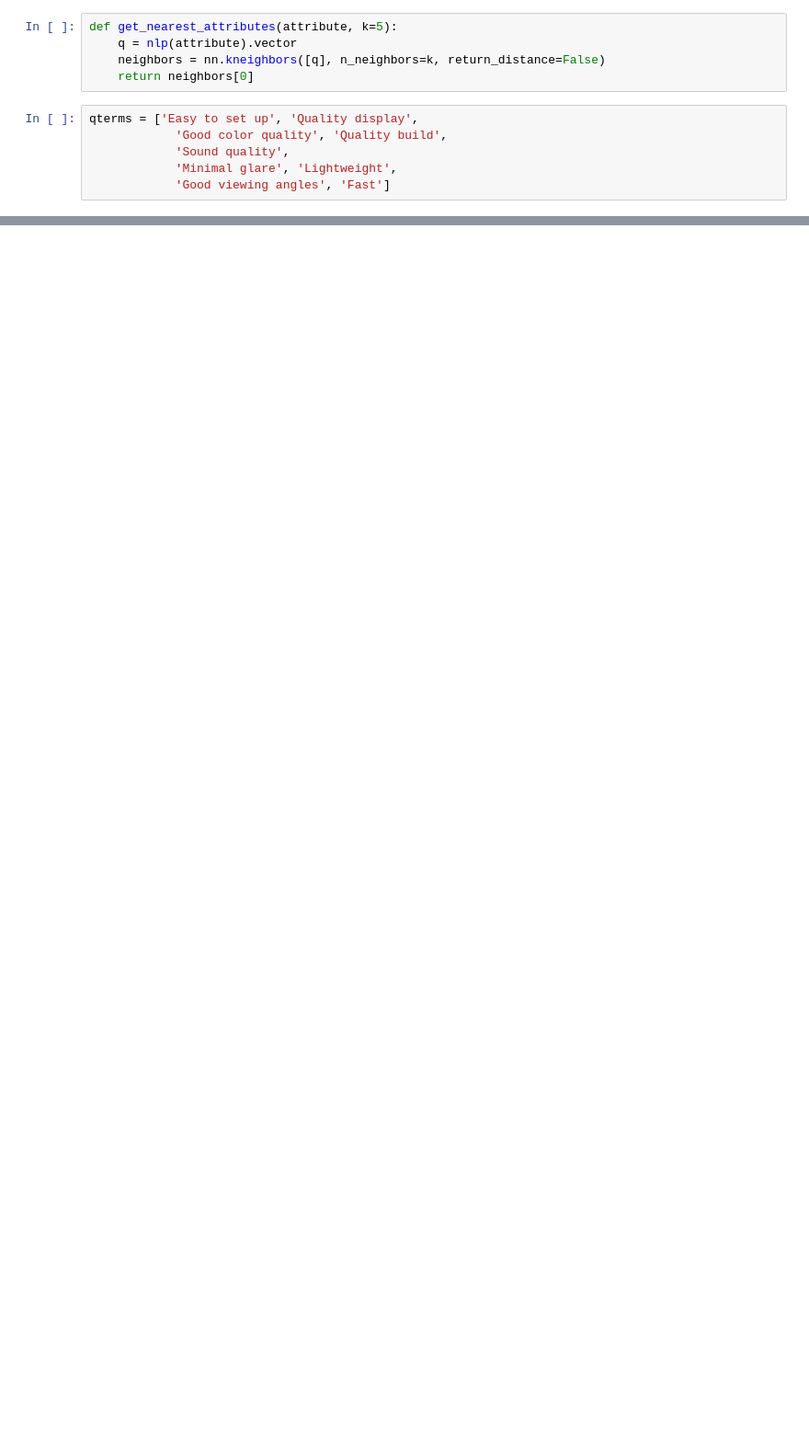
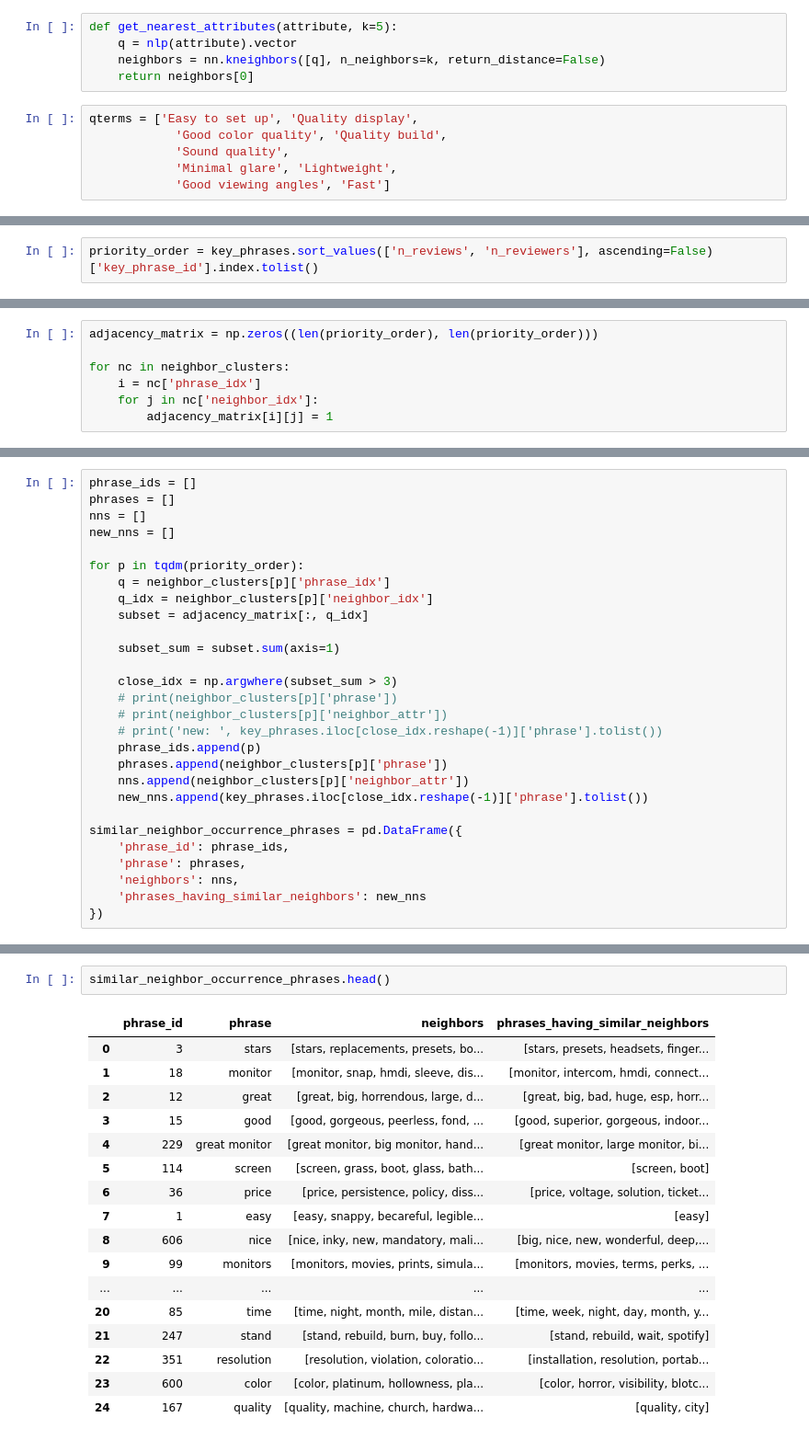
Before and after one commit to avelllabs/Gabby, a Jupyter notebook: notebooks/16_gb_grouping_attributes.ipynb, the cells around one changed output, grey strips where cells are left out. Shown at 92% size. Cells and saved outputs as stored; diff of their text form; blank space fills up the shorter version.

Commit message:
code for new terms working

```diff
--- a/notebooks/16_gb_grouping_attributes.ipynb
+++ b/notebooks/16_gb_grouping_attributes.ipynb
@@ -224,0 +334,2 @@ Minimal glare
+# %%
+priority_order = key_phrases.sort_values(['n_reviews', 'n_reviewers'], ascending=False)['key_phrase_id'].index.tolist()
@@ -224,0 +343,7 @@ Minimal glare
+# %%
+adjacency_matrix = np.zeros((len(priority_order), len(priority_order)))
+
+for nc in neighbor_clusters:
+    i = nc['phrase_idx']
+    for j in nc['neighbor_idx']:
+        adjacency_matrix[i][j] = 1
@@ -224,0 +355,28 @@ Minimal glare
+# %%
+phrase_ids = []
+phrases = []
+nns = []
+new_nns = []
+
+for p in tqdm(priority_order):
+    q = neighbor_clusters[p]['phrase_idx']
+    q_idx = neighbor_clusters[p]['neighbor_idx']
+    subset = adjacency_matrix[:, q_idx]
+
+    subset_sum = subset.sum(axis=1)
+
+    close_idx = np.argwhere(subset_sum > 3)
+    # print(neighbor_clusters[p]['phrase'])
+    # print(neighbor_clusters[p]['neighbor_attr'])
+    # print('new: ', key_phrases.iloc[close_idx.reshape(-1)]['phrase'].tolist())
+    phrase_ids.append(p)
+    phrases.append(neighbor_clusters[p]['phrase'])
+    nns.append(neighbor_clusters[p]['neighbor_attr'])
+    new_nns.append(key_phrases.iloc[close_idx.reshape(-1)]['phrase'].tolist())
+
+similar_neighbor_occurrence_phrases = pd.DataFrame({
+    'phrase_id': phrase_ids,
+    'phrase': phrases,
+    'neighbors': nns,
+    'phrases_having_similar_neighbors': new_nns
+})
@@ -224,0 +385,20 @@ Minimal glare
+# %%
+similar_neighbor_occurrence_phrases.head()
+# %% [output]
+|  | phrase_id | phrase | neighbors | phrases_having_similar_neighbors |
+| 0 | 3 | stars | [stars, replacements, presets, bo... | [stars, presets, headsets, finger... |
+| 1 | 18 | monitor | [monitor, snap, hmdi, sleeve, dis... | [monitor, intercom, hmdi, connect... |
+| 2 | 12 | great | [great, big, horrendous, large, d... | [great, big, bad, huge, esp, horr... |
+| 3 | 15 | good | [good, gorgeous, peerless, fond, ... | [good, superior, gorgeous, indoor... |
+| 4 | 229 | great monitor | [great monitor, big monitor, hand... | [great monitor, large monitor, bi... |
+| 5 | 114 | screen | [screen, grass, boot, glass, bath... | [screen, boot] |
+| 6 | 36 | price | [price, persistence, policy, diss... | [price, voltage, solution, ticket... |
+| 7 | 1 | easy | [easy, snappy, becareful, legible... | [easy] |
+| 8 | 606 | nice | [nice, inky, new, mandatory, mali... | [big, nice, new, wonderful, deep,... |
+| 9 | 99 | monitors | [monitors, movies, prints, simula... | [monitors, movies, terms, perks, ... |
+| ... | ... | ... | ... | ... |
+| 20 | 85 | time | [time, night, month, mile, distan... | [time, week, night, day, month, y... |
+| 21 | 247 | stand | [stand, rebuild, burn, buy, follo... | [stand, rebuild, wait, spotify] |
+| 22 | 351 | resolution | [resolution, violation, coloratio... | [installation, resolution, portab... |
+| 23 | 600 | color | [color, platinum, hollowness, pla... | [color, horror, visibility, blotc... |
+| 24 | 167 | quality | [quality, machine, church, hardwa... | [quality, city] |
```
Also changed, not shown: parts of 46 cells of this notebook.
